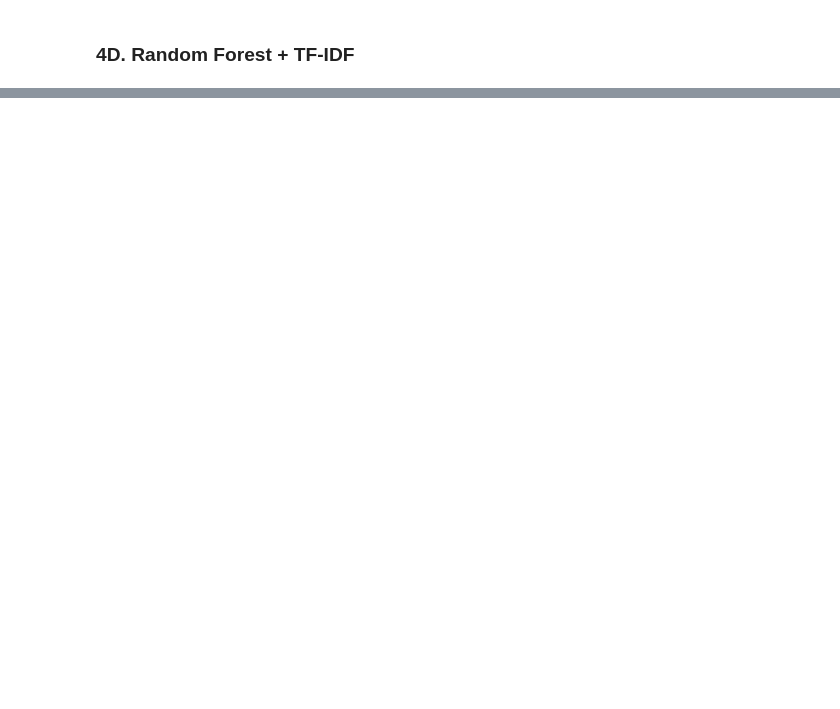
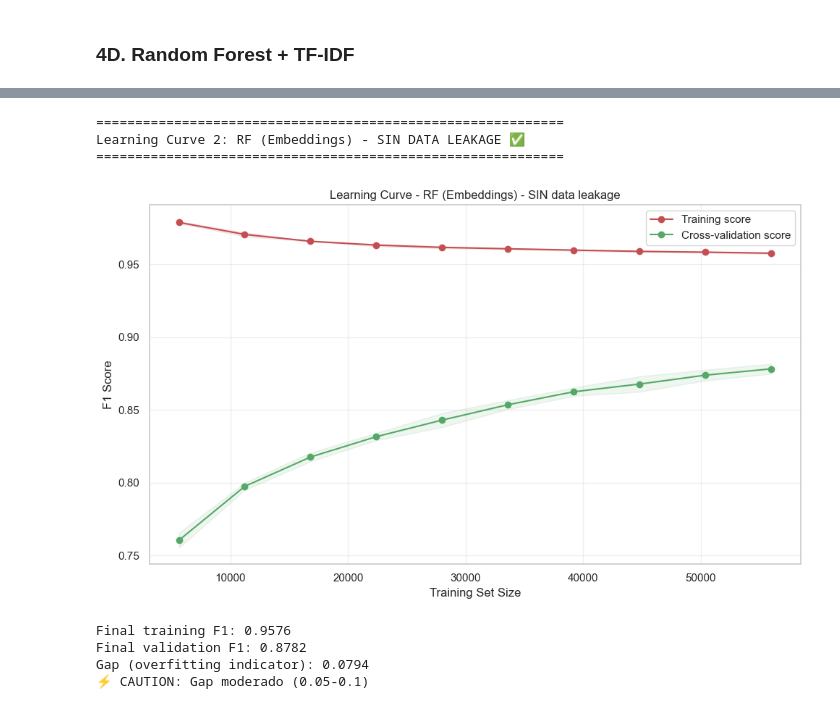
Before and after one commit to josuemj/SDS-Prompt-Guard, a Jupyter notebook: notebooks/03_implementation_.ipynb, the cells around one changed output, grey strips where cells are left out. Cells and saved outputs as stored; diff of their text form; code cells hidden in the pictures; blank space fills up the shorter version.

```diff
--- a/notebooks/03_implementation_.ipynb
+++ b/notebooks/03_implementation_.ipynb
@@ -342,0 +668,19 @@ Puede ser, TDF idf + cuantis (puede ser)
+# %%
+# Learning Curve 2: RF (Embeddings) - sin data leakage (MODELO RECOMENDADO)
+print("=" * 60)
+print("Learning Curve 2: RF (Embeddings) - SIN DATA LEAKAGE ✅")
+print("=" * 60)
+rf_embeddings_lc = RandomForestClassifier(
+    n_estimators=200, max_depth=None, min_samples_leaf=5,
+    class_weight="balanced", random_state=RANDOM_STATE, n_jobs=-1
+)
+plot_learning_curve(rf_embeddings_lc, X_embed_minilm, y, "RF (Embeddings) - SIN data leakage")
+# %% [output]
+============================================================
+Learning Curve 2: RF (Embeddings) - SIN DATA LEAKAGE ✅
+============================================================
+[figure, added]
+Final training F1: 0.9576
+Final validation F1: 0.8782
+Gap (overfitting indicator): 0.0794
+⚡ CAUTION: Gap moderado (0.05-0.1)
```
Also changed, not shown: parts of 29 cells of this notebook.
